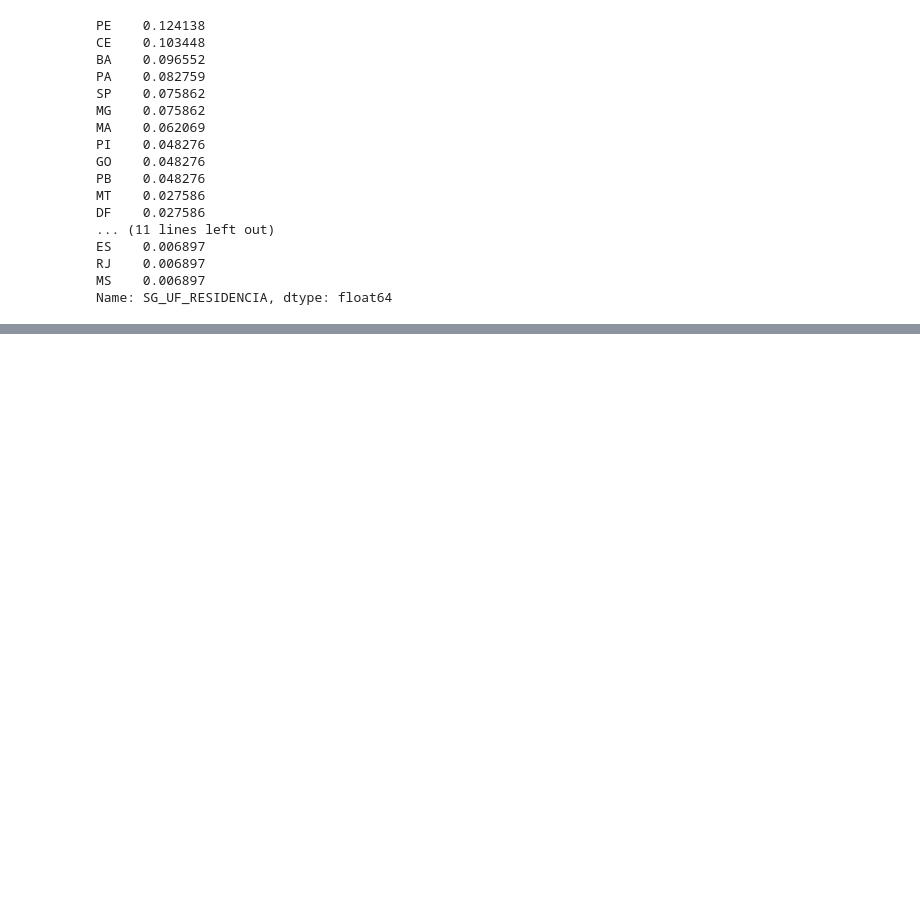
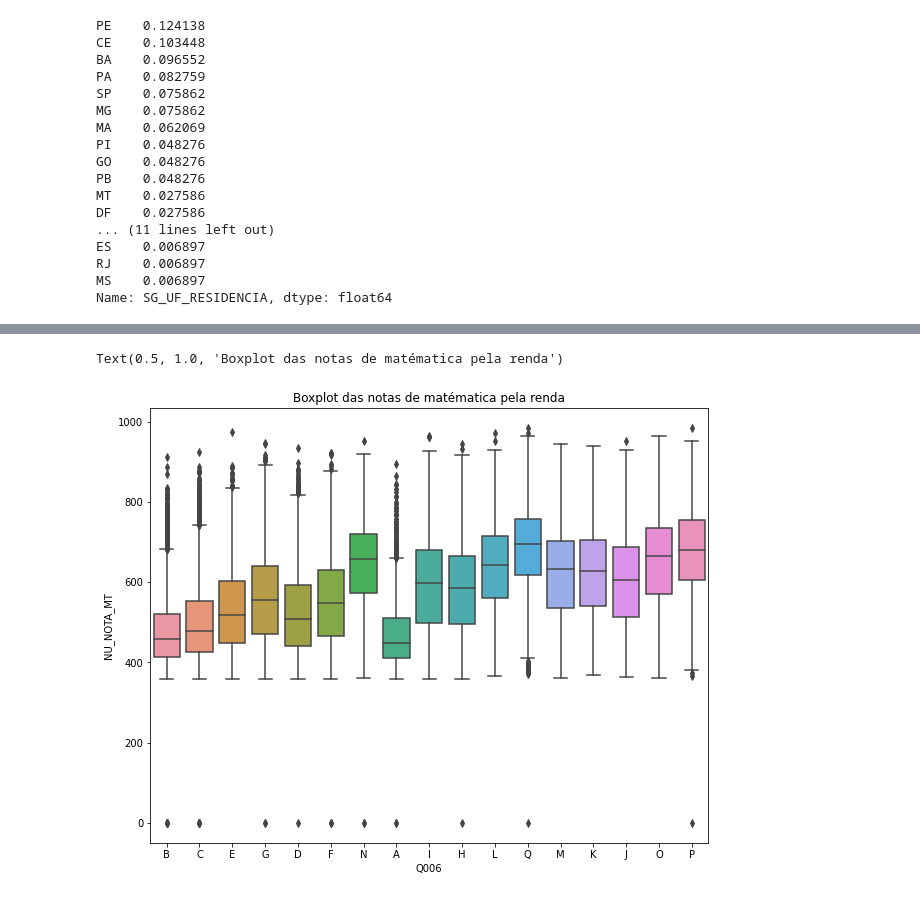
Before and after one commit to luiscals/Imersao_Dados_Alura, a Jupyter notebook: ImersãoDadosAlura_2_0.ipynb, the cells around one changed output, grey strips where cells are left out. Saved outputs shown, nothing was run; the diff lists cells and outputs as text; code cells hidden in the pictures; blank space fills up the shorter version.

```diff
--- a/ImersãoDadosAlura_2_0.ipynb
+++ b/ImersãoDadosAlura_2_0.ipynb
@@ -537,0 +555,8 @@ Name: SG_UF_RESIDENCIA, dtype: float64
+# %%
+# Visualizar a Q06 do questionário e as Notas de Matemátima
+plt.figure(figsize=(10,8))
+sns.boxplot(x="Q006", y="NU_NOTA_MT", data = dados)
+plt.title("Boxplot das notas de matématica pela renda")
+# %% [output]
+Text(0.5, 1.0, 'Boxplot das notas de matématica pela renda')
+[figure, added]
```
Also changed, not shown: parts of 13 cells of this notebook.
